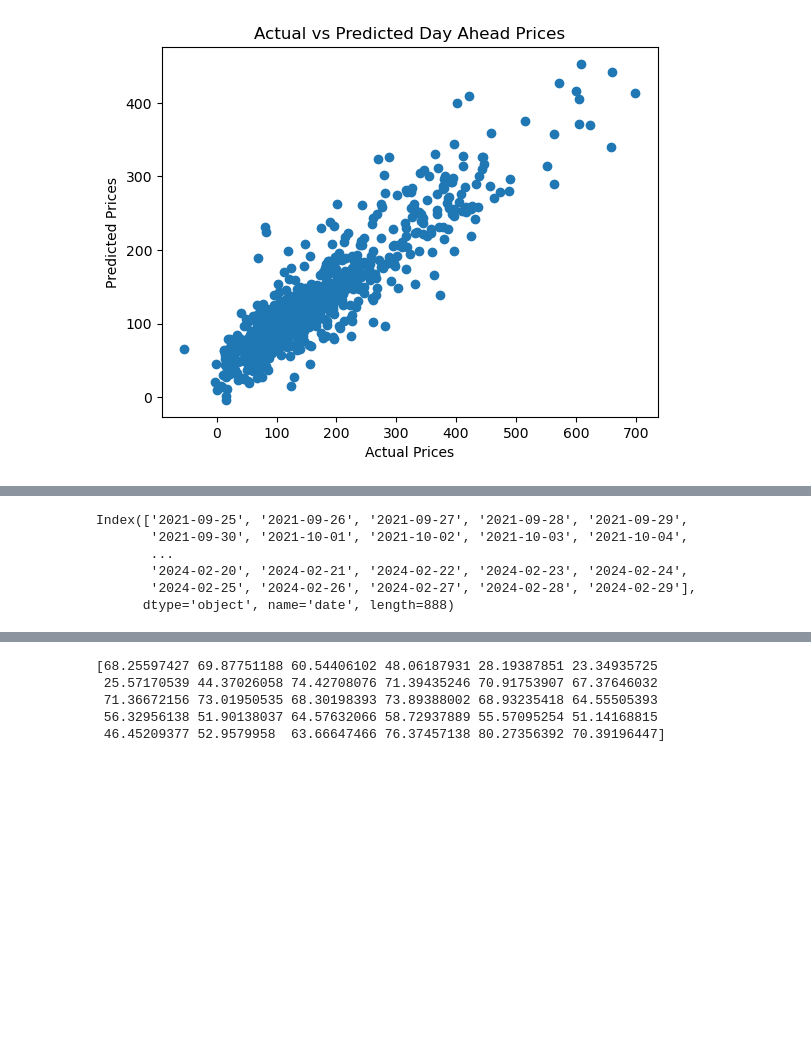
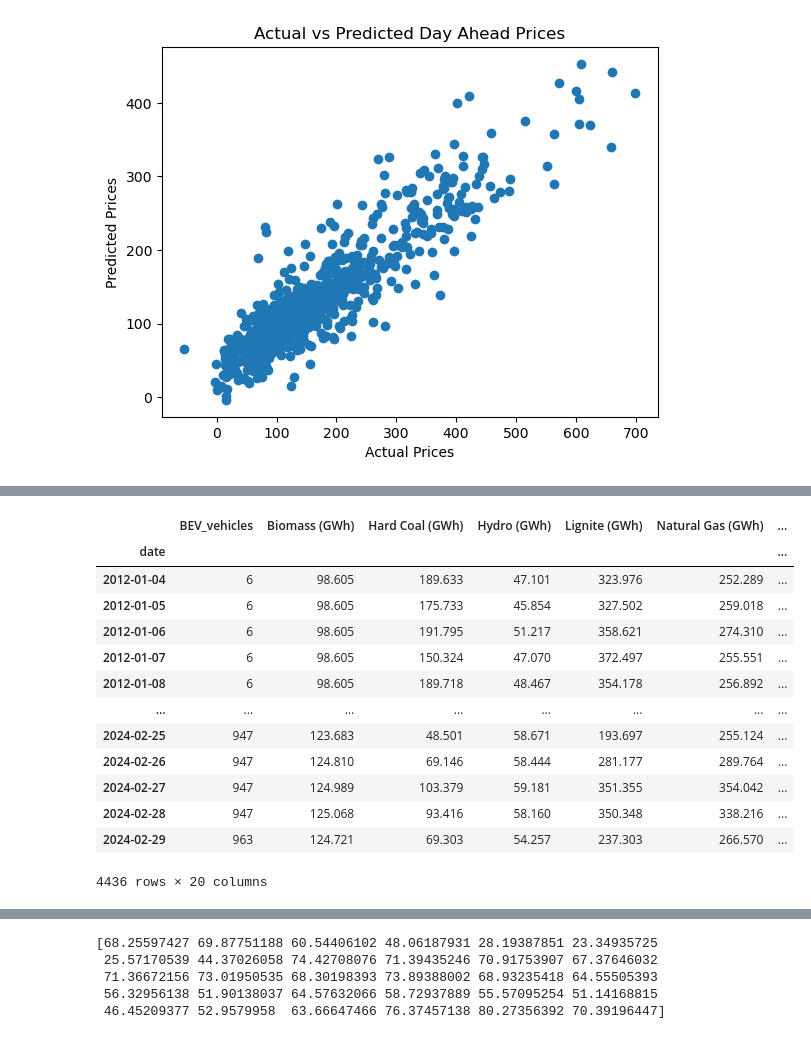
Before and after one commit to stefgr1/Prediction_of_energy_prices, a Jupyter notebook: predictions/linear_regression_2.ipynb, the cells around one changed output, grey strips where cells are left out. Drawn from its saved outputs; the diff is of its cells as text; code cells hidden in the pictures; blank space fills up the shorter version.

```diff
--- a/predictions/linear_regression_2.ipynb
+++ b/predictions/linear_regression_2.ipynb
@@ -216,10 +218,18 @@ plt.legend()
 [figure]
-# %%
-y_test.index
-# %% [output]
-Index(['2021-09-25', '2021-09-26', '2021-09-27', '2021-09-28', '2021-09-29',
-       '2021-09-30', '2021-10-01', '2021-10-02', '2021-10-03', '2021-10-04',
-       ...
-       '2024-02-20', '2024-02-21', '2024-02-22', '2024-02-23', '2024-02-24',
-       '2024-02-25', '2024-02-26', '2024-02-27', '2024-02-28', '2024-02-29'],
-      dtype='object', name='date', length=888)
+# %%
+X
+# %% [output]
+|  | BEV_vehicles | Biomass (GWh) | Hard Coal (GWh) | Hydro (GWh) | Lignite (GWh) | Natural Gas (GWh) | ... |
+| date |  |  |  |  |  |  | ... |
+| 2012-01-04 | 6 | 98.605 | 189.633 | 47.101 | 323.976 | 252.289 | ... |
+| 2012-01-05 | 6 | 98.605 | 175.733 | 45.854 | 327.502 | 259.018 | ... |
+| 2012-01-06 | 6 | 98.605 | 191.795 | 51.217 | 358.621 | 274.310 | ... |
+| 2012-01-07 | 6 | 98.605 | 150.324 | 47.070 | 372.497 | 255.551 | ... |
+| 2012-01-08 | 6 | 98.605 | 189.718 | 48.467 | 354.178 | 256.892 | ... |
+| ... | ... | ... | ... | ... | ... | ... | ... |
+| 2024-02-25 | 947 | 123.683 | 48.501 | 58.671 | 193.697 | 255.124 | ... |
+| 2024-02-26 | 947 | 124.810 | 69.146 | 58.444 | 281.177 | 289.764 | ... |
+| 2024-02-27 | 947 | 124.989 | 103.379 | 59.181 | 351.355 | 354.042 | ... |
+| 2024-02-28 | 947 | 125.068 | 93.416 | 58.160 | 350.348 | 338.216 | ... |
+| 2024-02-29 | 963 | 124.721 | 69.303 | 54.257 | 237.303 | 266.570 | ... |
+4436 rows × 20 columns
```
Also changed, not shown: parts of 6 cells of this notebook, 33 other files.
